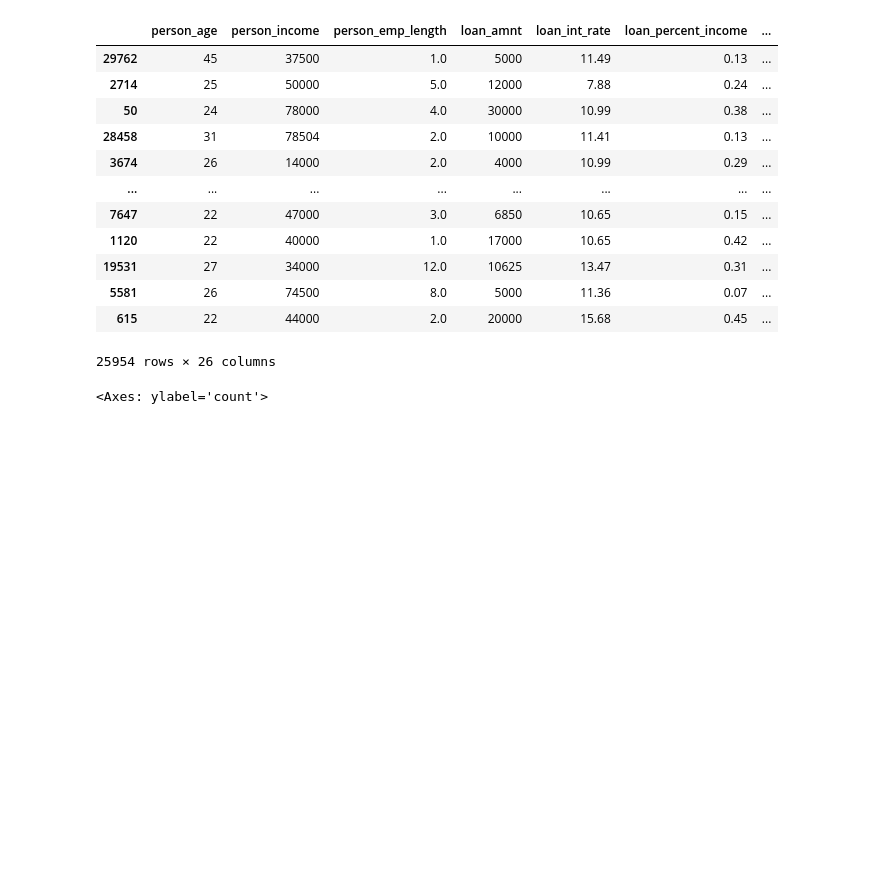
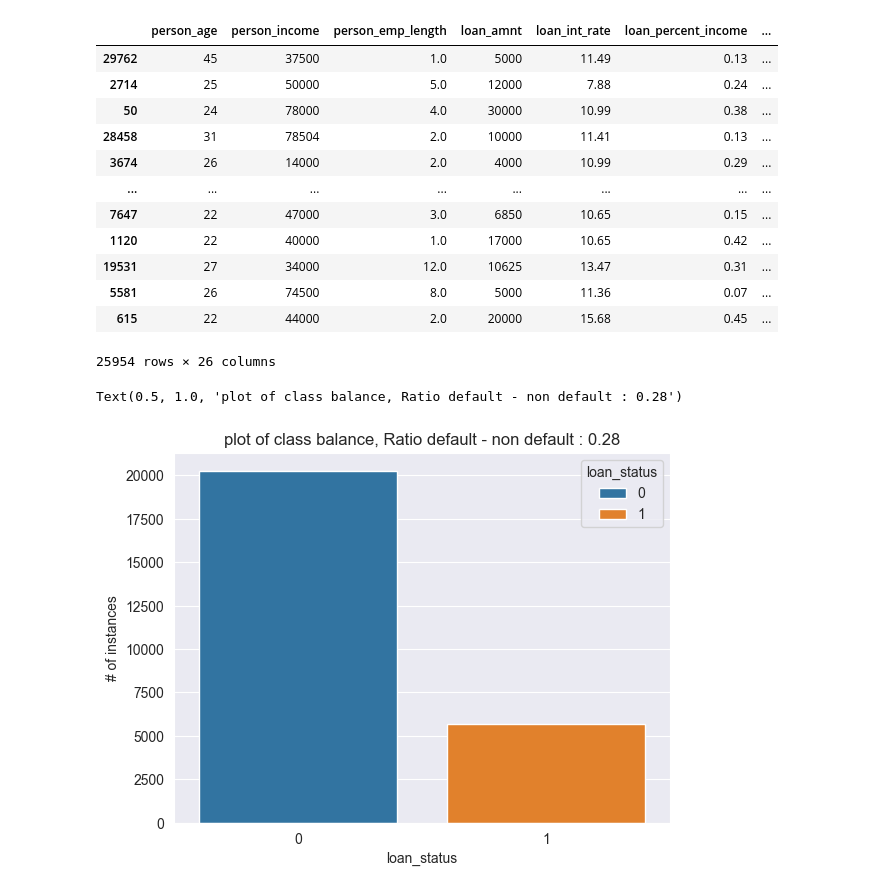
Before and after one commit to Code2Drift/Aditya_MLPROCESS, a Jupyter notebook: feature_engineering.ipynb, the cells around one changed output. Cells and saved outputs as stored; diff of their text form; code cells hidden in the pictures; blank space fills up the shorter version.

Commit message:
update data preprocessing and add processed files

```diff
--- a/feature_engineering.ipynb
+++ b/feature_engineering.ipynb
@@ -62,4 +61,0 @@ ros = RandomOverSampler
-# %%
-sns.countplot(y_train_prep)
-# %% [output]
-<Axes: ylabel='count'>
@@ -67,0 +62,18 @@ y_train_prep
+# %%
+y_train_df = pd.DataFrame(y_train_prep)
+target_counts = y_train_df.value_counts()
+## plot label
+sns.countplot(y_train_df, x="loan_status", hue="loan_status")
+target_dict = {}
+
+
+for i, count in zip(target_counts.index, target_counts.values):
+    count = int(count) ; i = str(i)[1]
+    target_dict[i] = count
+
+cls_ratio = round(target_dict["1"] / target_dict["0"], 2)
+plt.ylabel("# of instances")
+plt.title(f"plot of class balance, Ratio default - non default : {round(target_dict['1'] / target_dict['0'],2)}")
+# %% [output]
+Text(0.5, 1.0, 'plot of class balance, Ratio default - non default : 0.28')
+[figure, added]
```
Also changed, not shown: parts of 6 cells of this notebook, 1 other file.
